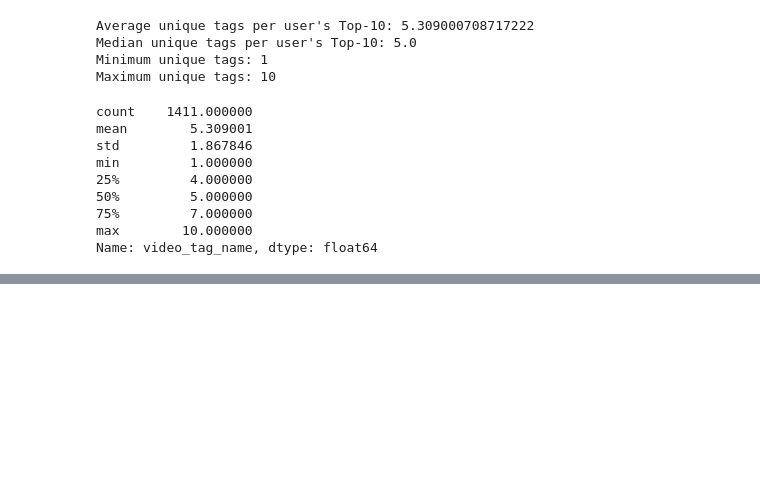
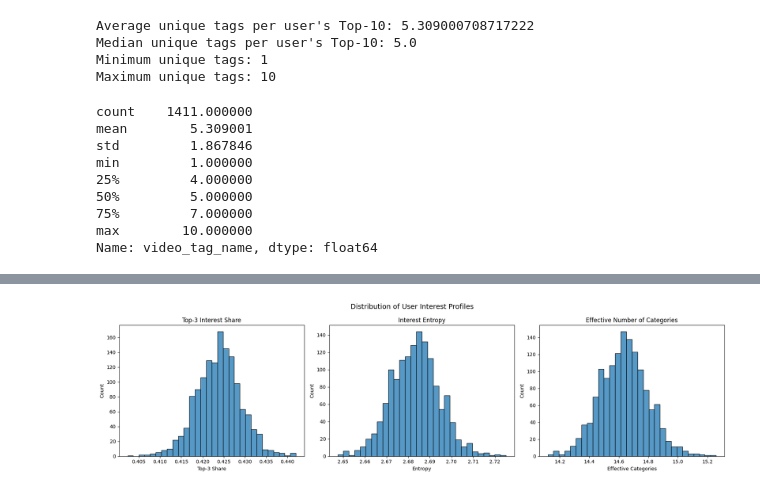
Before and after one commit to ShruteePatil12/Spotlight_project, a Jupyter notebook: notebooks/03_interest_model.ipynb.ipynb, the cells around one changed output, grey strips where cells are left out. Cells and saved outputs as stored; diff of their text form; code cells hidden in the pictures; blank space fills up the shorter version.

```diff
--- a/notebooks/03_interest_model.ipynb.ipynb
+++ b/notebooks/03_interest_model.ipynb.ipynb
@@ -1968,0 +2568,34 @@ Name: video_tag_name, dtype: float64
+# %%
+# Cell 17: Visualise user interest concentration metrics
+
+fig, axes = plt.subplots(1, 3, figsize=(18, 5))
+
+sns.histplot(
+    user_interest_metrics["top_3_interest_share"],
+    bins=30,
+    ax=axes[0]
+)
+axes[0].set_title("Top-3 Interest Share")
+axes[0].set_xlabel("Top-3 Share")
+
+sns.histplot(
+    user_interest_metrics["interest_entropy"],
+    bins=30,
+    ax=axes[1]
+)
+axes[1].set_title("Interest Entropy")
+axes[1].set_xlabel("Entropy")
+
+sns.histplot(
+    user_interest_metrics["effective_categories"],
+    bins=30,
+    ax=axes[2]
+)
+axes[2].set_title("Effective Number of Categories")
+axes[2].set_xlabel("Effective Categories")
+
+plt.suptitle("Distribution of User Interest Profiles", fontsize=14)
+plt.tight_layout()
+plt.show()
+# %% [output]
+[figure, added]
```
Also changed, not shown: parts of 41 cells of this notebook, 31 other files.
